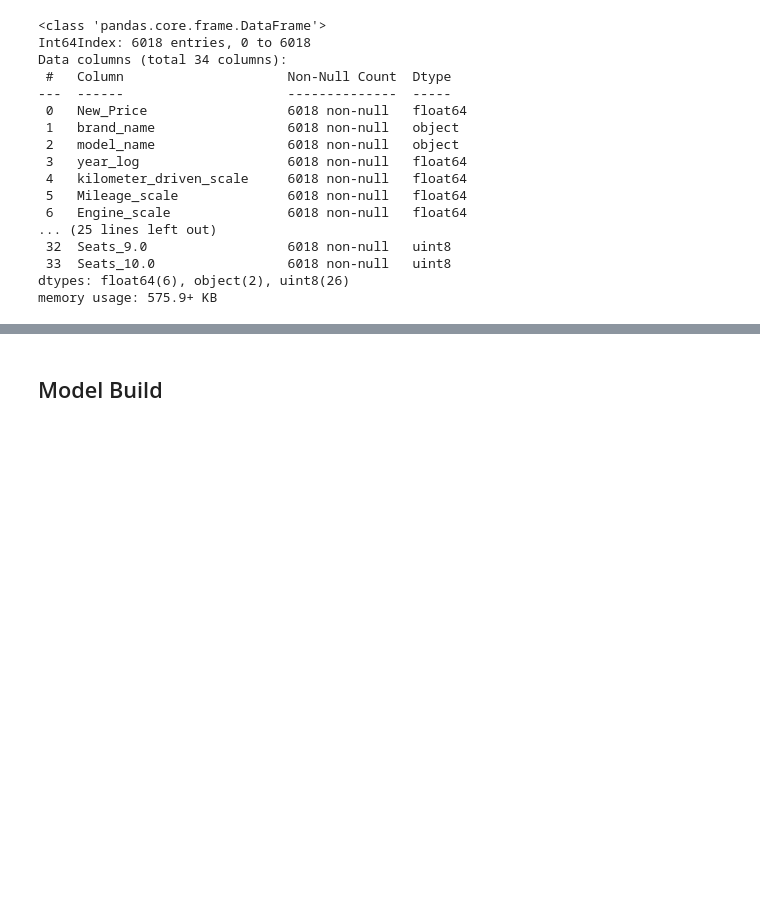
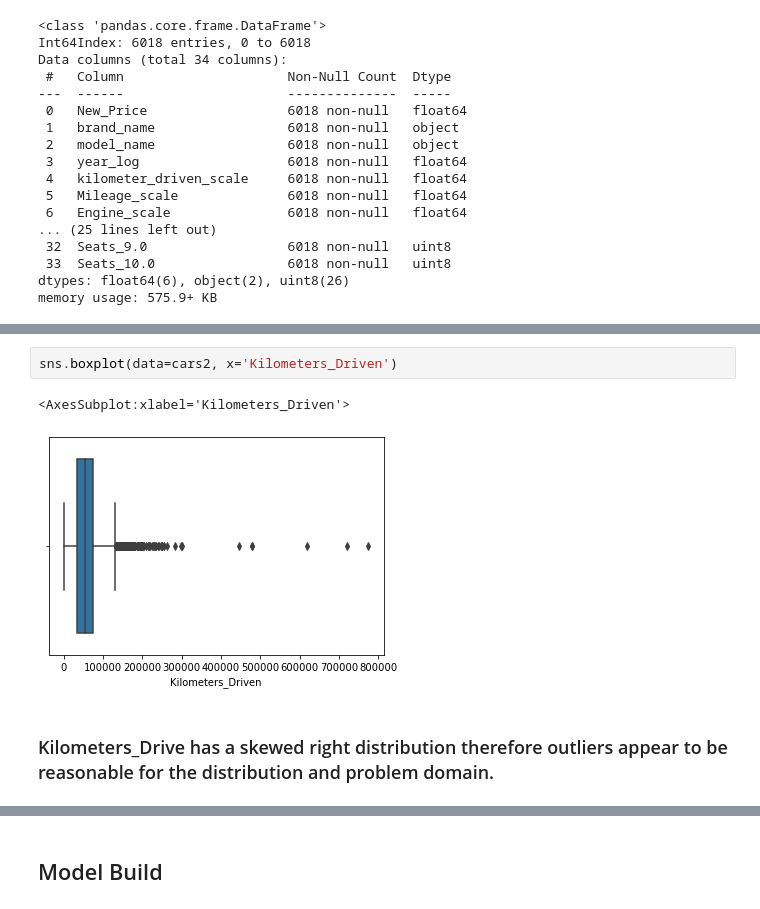
Before and after one commit to kwajpaige/UTAGL_SupervisedLearningLinear, a Jupyter notebook: PaigeSingleton_SupervisedLearningRegression_June2022.ipynb, the cells around one changed output, grey strips where cells are left out. Cells and saved outputs as stored; diff of their text form; blank space fills up the shorter version.

```diff
--- a/PaigeSingleton_SupervisedLearningRegression_June2022.ipynb
+++ b/PaigeSingleton_SupervisedLearningRegression_June2022.ipynb
@@ -988,0 +1062,7 @@ memory usage: 575.9+ KB
+# %%
+sns.boxplot(data=cars2, x='Kilometers_Driven')
+# %% [output]
+<AxesSubplot:xlabel='Kilometers_Driven'>
+[figure, added]
+# %% [markdown]
+### Kilometers_Drive has a skewed right distribution therefore outliers appear to be reasonable for the distribution and problem domain.
```
Also changed, not shown: parts of 29 cells of this notebook.
